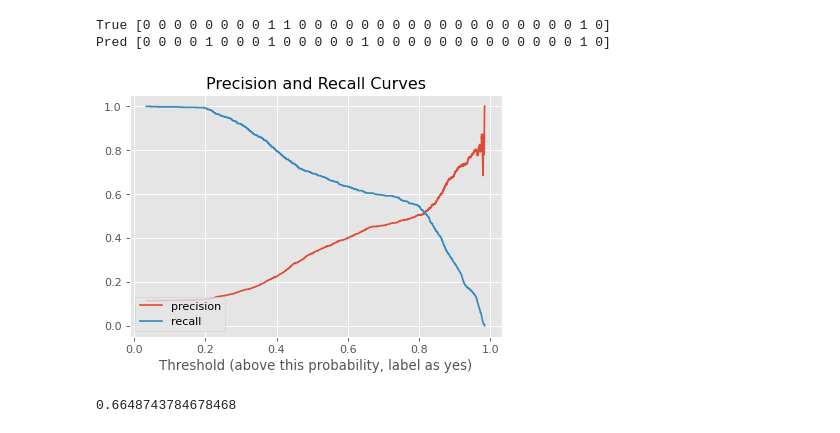
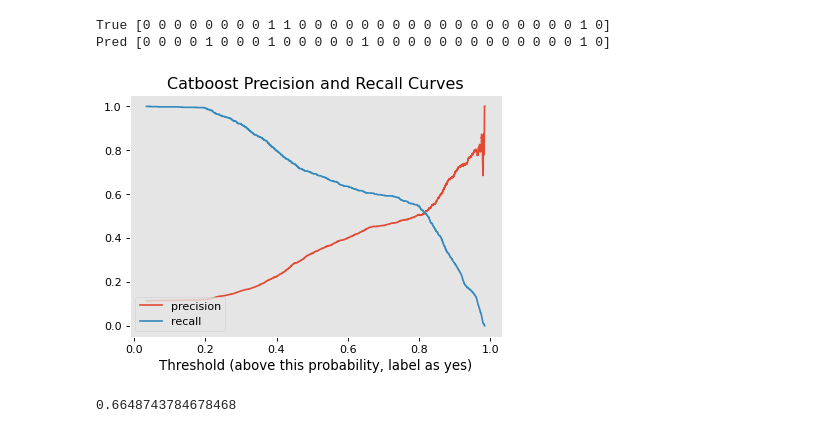
Before and after one commit to Jilliane1993/Classification, a Jupyter notebook: Catboost.ipynb, the cells around one changed output. Cells and saved outputs as stored; diff of their text form; code cells hidden in the pictures.

```diff
--- a/Catboost.ipynb
+++ b/Catboost.ipynb
@@ -146,13 +146,16 @@ Pred [0 0 0 0 1 0 0 0 1 0 0 0 0 0 1 0 0 0 0 0 0 0 0 0 0 0 0 0 1 0]
 # %%
 precision_curve, recall_curve, threshold_curve = precision_recall_curve(y_test, kitty_model.predict_proba(X_test)[:,1] )
 plt.figure(dpi=80)
 plt.plot(threshold_curve, precision_curve[1:],label='precision')
 plt.plot(threshold_curve, recall_curve[1:], label='recall')
 plt.legend(loc='lower left')
-plt.xlabel('Threshold (above this probability, label as yes)');
-plt.title('Precision and Recall Curves');
+plt.xlabel('Threshold (above this probability, label as yes)').set_color('black')
+plt.tick_params(colors='black')
+plt.grid(b=None)
+plt.title('Catboost Precision and Recall Curves')
+plt.savefig('Catboost_prcurve.svg',format='svg');
 # %% [output]
-[figure, old version]
+[figure, new version]
 # %%
 y_predict = kitty_model.predict(X_test)
 f1_score(y_test, y_predict,average='macro')
```
Also changed, not shown: parts of 5 cells of this notebook, 6 other files.
